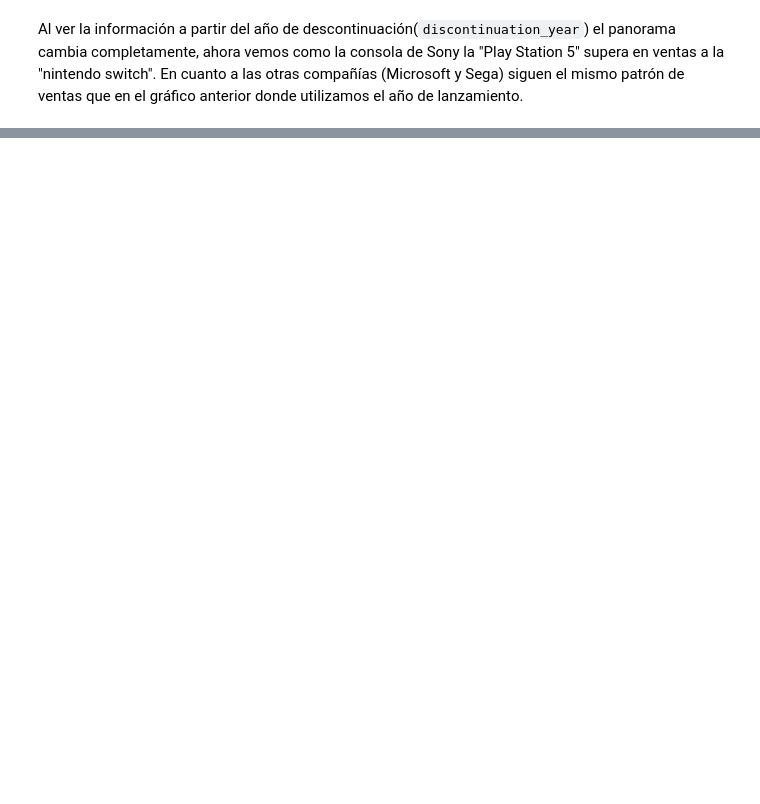
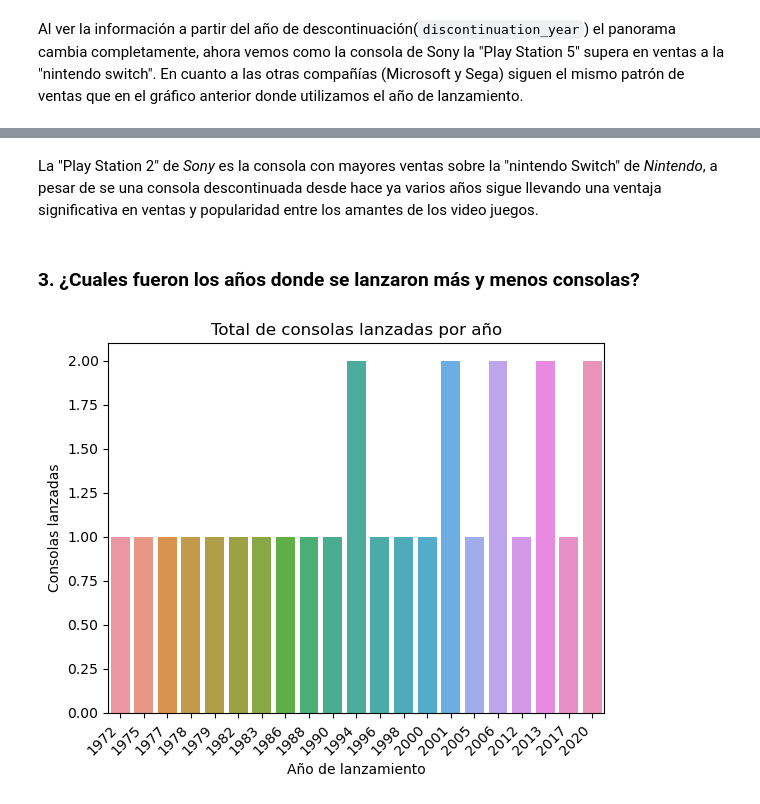
Before and after one commit to pahoalapizco/eda-persona-projects, a Jupyter notebook: notebooks/1.0-eda_personal_projects-console_analysis.ipynb, the cells around one changed output, grey strips where cells are left out. Saved outputs shown, nothing was run; the diff lists cells and outputs as text; code cells hidden in the pictures; blank space fills up the shorter version.

```diff
--- a/notebooks/1.0-eda_personal_projects-console_analysis.ipynb
+++ b/notebooks/1.0-eda_personal_projects-console_analysis.ipynb
@@ -231,0 +287,31 @@ Al ver la información a partir del año de descontinuación(`discontinuation_ye
+# %% [markdown]
+La "Play Station 2" de _Sony_ es la consola con mayores ventas sobre la "nintendo Switch" de _Nintendo_, a pesar de se una consola descontinuada desde hace ya varios años sigue llevando una ventaja significativa en ventas y popularidad entre los amantes de los video juegos.
+# %% [markdown]
+### **3. ¿Cuales fueron los años donde se lanzaron más y menos consolas?**
+# %%
+(
+  console_df
+  .groupby(["released_year"])
+  ["console_name"]
+  .count()
+  .sort_values(ascending=True)
+  .reset_index(name="count")
+  .pipe(
+    lambda df: (
+      sns.barplot(
+        x=df["released_year"],
+        y=df["count"]
+      )
+      .set(
+        title="Total de consolas lanzadas por año",
+        xlabel="Año de lanzamiento",
+        ylabel="Consolas lanzadas"
+      )
+    )
+  )
+)
+
+plt.xticks(rotation=45, ha='right')
+plt.show()
+# %% [output]
+[figure, added]
```
Also changed, not shown: parts of 15 cells of this notebook.
